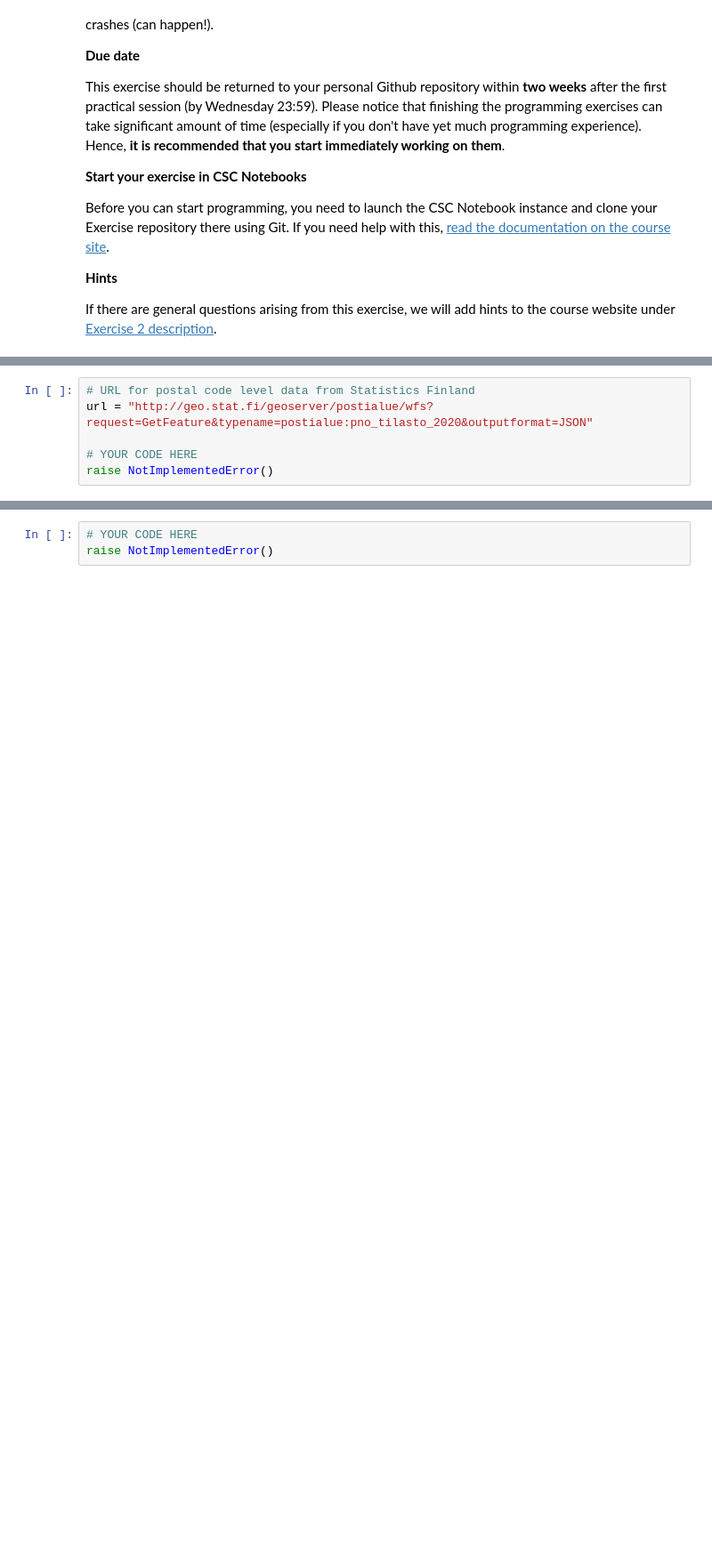
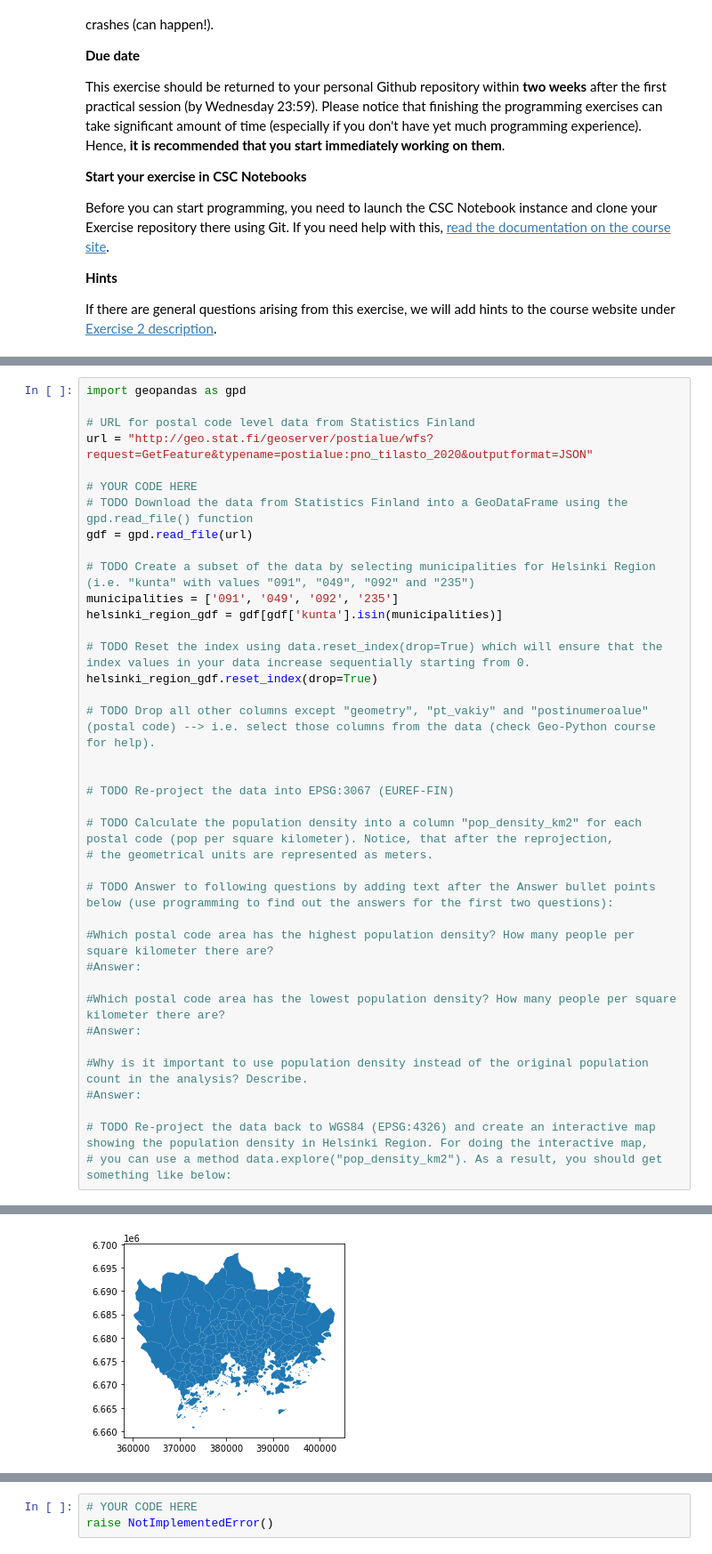
Before and after one commit to Spatial-Analytics-2021/exercise-2-laripernu, a Jupyter notebook: Exercise-2.ipynb, the cells around one changed output, grey strips where cells are left out. Shown: that part at 89% size. Cells and saved outputs as stored; diff of their text form; blank space fills up the shorter version.

Commit message:
add TODO's and read the data in

```diff
--- a/Exercise-2.ipynb
+++ b/Exercise-2.ipynb
@@ -44,9 +44,42 @@ Next, you will study areal data describing the population distribution in Helsin
 7. Re-project the data back to WGS84 (EPSG:4326) and create an interactive map showing the population density in Helsinki Region. For doing the interactive map, you can use a method `data.explore("pop_density_km2"`). As a result, you should get something like below:
 
 ![Helsinki Region Population density](img/helsinki_pop_density.png)
-# %%
-# URL for postal code level data from Statistics Finland
-url = "http://geo.stat.fi/geoserver/postialue/wfs?request=GetFeature&typename=postialue:pno_tilasto_2020&outputformat=JSON"
-
-# YOUR CODE HERE
-raise NotImplementedError()
+# %%
+import geopandas as gpd
+
+# URL for postal code level data from Statistics Finland
+url = "http://geo.stat.fi/geoserver/postialue/wfs?request=GetFeature&typename=postialue:pno_tilasto_2020&outputformat=JSON"
+
+# YOUR CODE HERE
+# TODO Download the data from Statistics Finland into a GeoDataFrame using the gpd.read_file() function
+gdf = gpd.read_file(url)
+
+# TODO Create a subset of the data by selecting municipalities for Helsinki Region (i.e. "kunta" with values "091", "049", "092" and "235")
+municipalities = ['091', '049', '092', '235']
+helsinki_region_gdf = gdf[gdf['kunta'].isin(municipalities)]
+
+# TODO Reset the index using data.reset_index(drop=True) which will ensure that the index values in your data increase sequentially starting from 0.
+helsinki_region_gdf.reset_index(drop=True)
+
+# TODO Drop all other columns except "geometry", "pt_vakiy" and "postinumeroalue" (postal code) --> i.e. select those columns from the data (check Geo-Python course for help).
+
+
+# TODO Re-project the data into EPSG:3067 (EUREF-FIN)
+
+# TODO Calculate the population density into a column "pop_density_km2" for each postal code (pop per square kilometer). Notice, that after the reprojection,
+# the geometrical units are represented as meters.
+
+# TODO Answer to following questions by adding text after the Answer bullet points below (use programming to find out the answers for the first two questions):
+
+#Which postal code area has the highest population density? How many people per square kilometer there are?
+#Answer:
+
+#Which postal code area has the lowest population density? How many people per square kilometer there are?
+#Answer:
+
+#Why is it important to use population density instead of the original population count in the analysis? Describe.
+#Answer:
+
+# TODO Re-project the data back to WGS84 (EPSG:4326) and create an interactive map showing the population density in Helsinki Region. For doing the interactive map,
+# you can use a method data.explore("pop_density_km2"). As a result, you should get something like below:
+# %% [output]
@@ -53,3 +87,4 @@ raise NotImplementedError()
+[figure, added]
 # %% [markdown]
 ## Problem 2: Investigate spatial autocorrelation (8 points)
 
```
Also changed, not shown: parts of 1 cell of this notebook.
